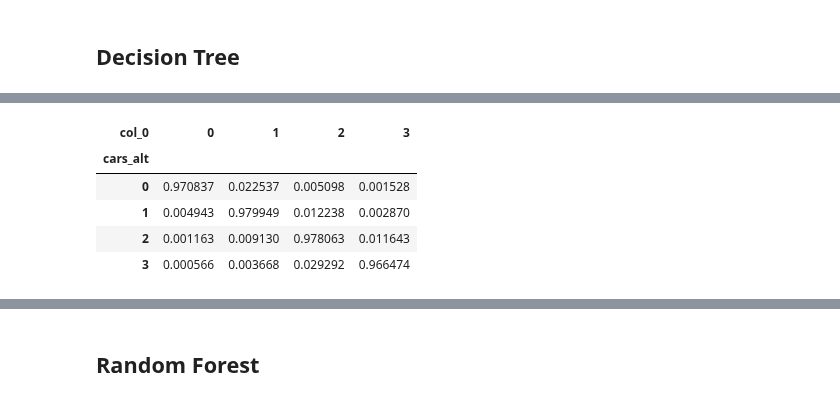
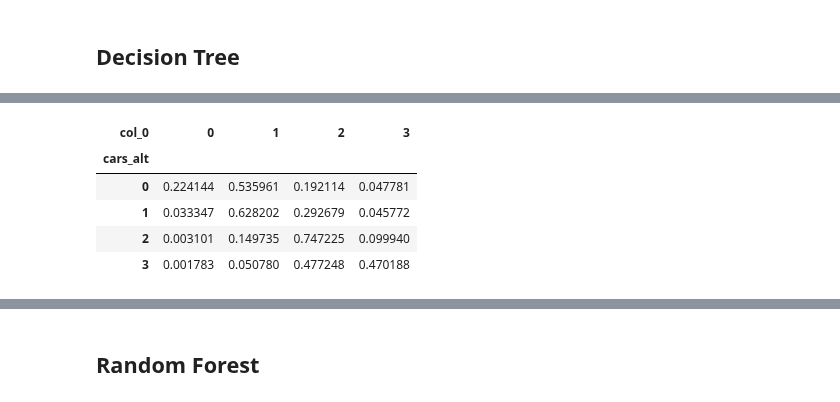
Before and after one commit to ual/ual_model_workspace, a Jupyter notebook: spring-2019-models/notebooks-juan/ML_Car_Ownership.ipynb, the cells around one changed output, grey strips where cells are left out. Cells and saved outputs as stored; diff of their text form; code cells hidden in the pictures.

Commit message:
data processing changes

```diff
--- a/spring-2019-models/notebooks-juan/ML_Car_Ownership.ipynb
+++ b/spring-2019-models/notebooks-juan/ML_Car_Ownership.ipynb
@@ -191,0 +553,29 @@ pd.crosstab( y_test, clf.predict(X_test),normalize = 'index')
+# %%
+def normalize(data):
+    '''
+    Normalizes values in a Series
+    Input:
+    data: Series-like
+
+    Return: Normalized Series-like object
+    '''
+    return (data - np.mean(data)) / np.std(data)
+
+to_normalize = ['income', 'age_of_head', 'workers', 'children', 'tenure' ]
+
+for i in to_normalize:
+    df_data[i] = normalize(df_data[[i]])
+# %%
+#Training and test index
+import random
+index_list = df_data.serialno.unique()
+
+train_index = np.array(random.sample(list(index_list), int(len(index_list)*0.66) ))
+test_index = index_list[~np.isin(index_list, train)]
+
+#Training and test set
+X_train = df_data[df_data.serialno.isin(train_index)].drop(['serialno', 'cars_alt'], axis=1)
+y_train = df_data[df_data.serialno.isin(train_index)].loc[:,['cars_alt']]
+
+X_test = df_data[df_data.serialno.isin(test_index)].drop(['serialno', 'cars_alt'], axis=1)
+y_test = df_data[df_data.serialno.isin(test_index)].loc[:,['cars_alt']]
@@ -221,7 +594,7 @@ from sklearn import tree
 from sklearn.model_selection import KFold, train_test_split
 from sklearn.model_selection import cross_validate
 # %%
-#Splitting the data
-x = df_data.drop('cars_alt', axis = 1)
-y = df_data.loc[:,'cars_alt']
-X_train, X_test, y_train, y_test = train_test_split(x, y, test_size=0.33, random_state= 2348)
+# #Splitting the data
+# x = df_data.drop('cars_alt', axis = 1)
+# y = df_data.loc[:,'cars_alt']
+# X_train, X_test, y_train, y_test = train_test_split(x, y, test_size=0.33, random_state= 2348)
@@ -248,4 +629,4 @@ plt.legend()
 # %%
-clf = tree.DecisionTreeClassifier(criterion='entropy',max_depth=30)
+clf = tree.DecisionTreeClassifier(criterion='entropy',max_depth=7)
 clf.fit(X_train, y_train)
 # %% [output]
@@ -278,12 +658,12 @@ plt.tight_layout()
 # %%
-pd.crosstab( y_test, clf.predict(X_test),normalize = 'index')
+pd.crosstab( y_test.cars_alt, clf.predict(X_test), normalize = 'index')
 # %% [output]
 | col_0 | 0 | 1 | 2 | 3 |
 | cars_alt |  |  |  |  |
-| 0 | 0.970837 | 0.022537 | 0.005098 | 0.001528 |
-| 1 | 0.004943 | 0.979949 | 0.012238 | 0.002870 |
-| 2 | 0.001163 | 0.009130 | 0.978063 | 0.011643 |
-| 3 | 0.000566 | 0.003668 | 0.029292 | 0.966474 |
+| 0 | 0.224144 | 0.535961 | 0.192114 | 0.047781 |
+| 1 | 0.033347 | 0.628202 | 0.292679 | 0.045772 |
+| 2 | 0.003101 | 0.149735 | 0.747225 | 0.099940 |
+| 3 | 0.001783 | 0.050780 | 0.477248 | 0.470188 |
 # %%
 clf.score(X_test, y_test)
 # %% [output]
```
Also changed, not shown: parts of 79 cells of this notebook.
